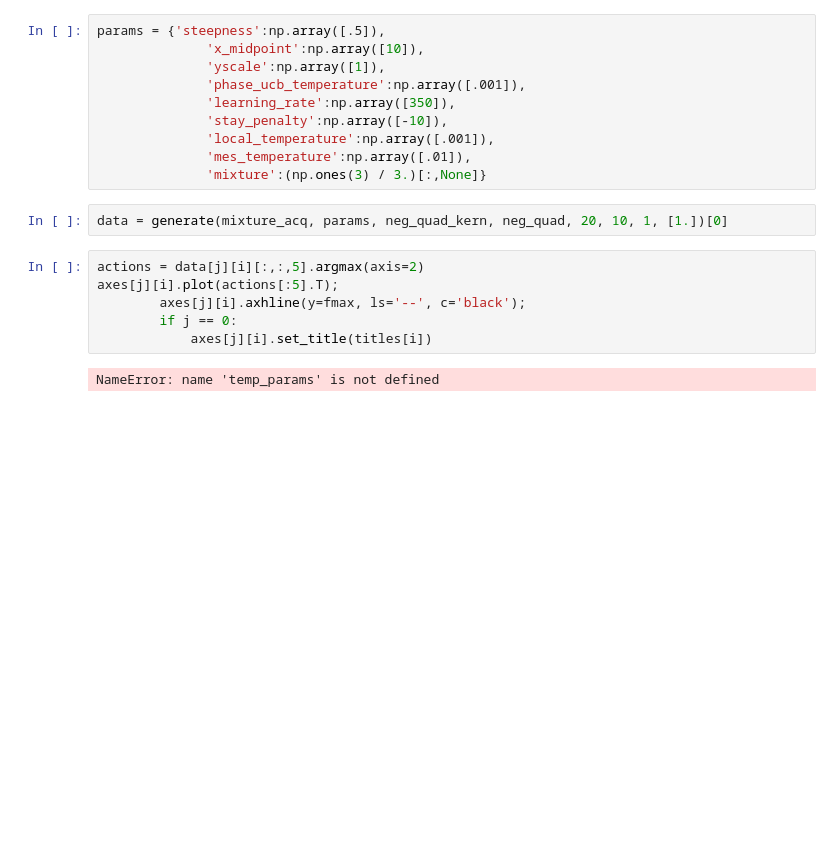
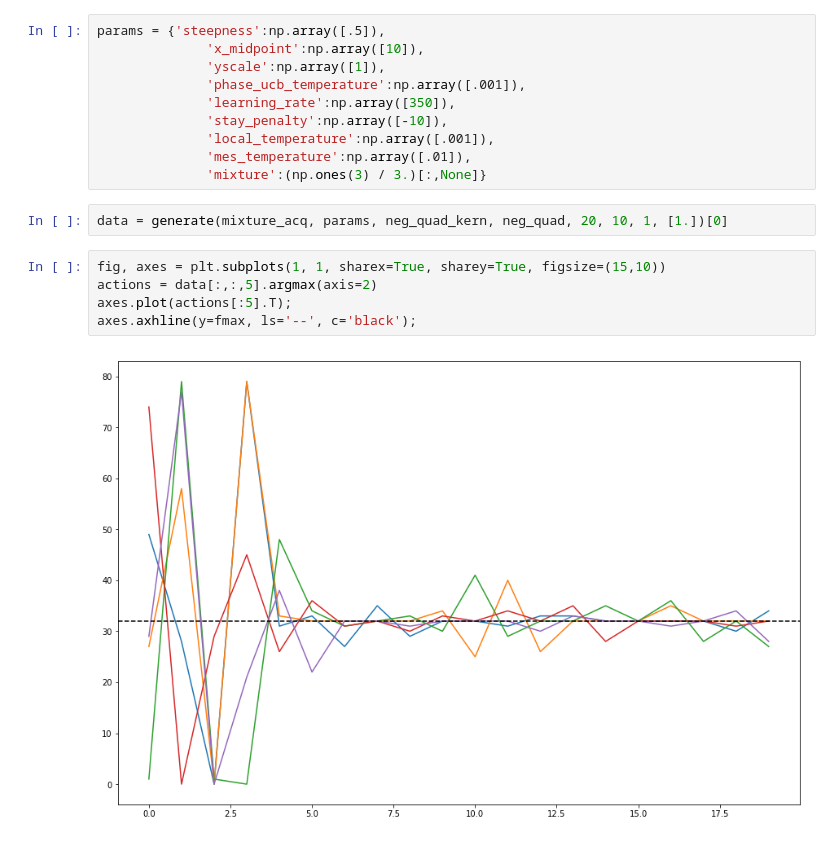
Before and after one commit to bmontambault/Active-Learning, a Jupyter notebook: individual_differences/Mixture Test.ipynb, the cells around one changed output. Drawn from its saved outputs; the diff is of its cells as text; blank space fills up the shorter version.

```diff
--- a/individual_differences/Mixture Test.ipynb
+++ b/individual_differences/Mixture Test.ipynb
@@ -40,10 +40,9 @@ params = {'steepness':np.array([.5]),
 # %%
 data = generate(mixture_acq, params, neg_quad_kern, neg_quad, 20, 10, 1, [1.])[0]
 # %%
-actions = data[j][i][:,:,5].argmax(axis=2)
-axes[j][i].plot(actions[:5].T);
-        axes[j][i].axhline(y=fmax, ls='--', c='black');
-        if j == 0:
-            axes[j][i].set_title(titles[i])
+fig, axes = plt.subplots(1, 1, sharex=True, sharey=True, figsize=(15,10))
+actions = data[:,:,5].argmax(axis=2)
+axes.plot(actions[:5].T);
+axes.axhline(y=fmax, ls='--', c='black');
 # %% [output]
-NameError: name 'temp_params' is not defined
+[figure, added]
```
